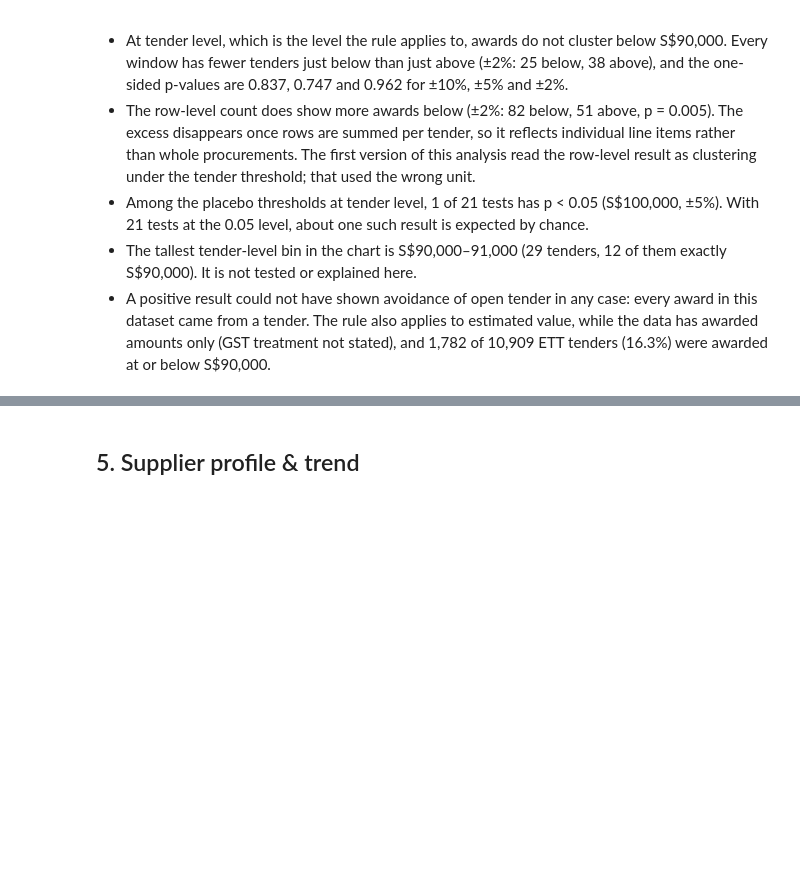
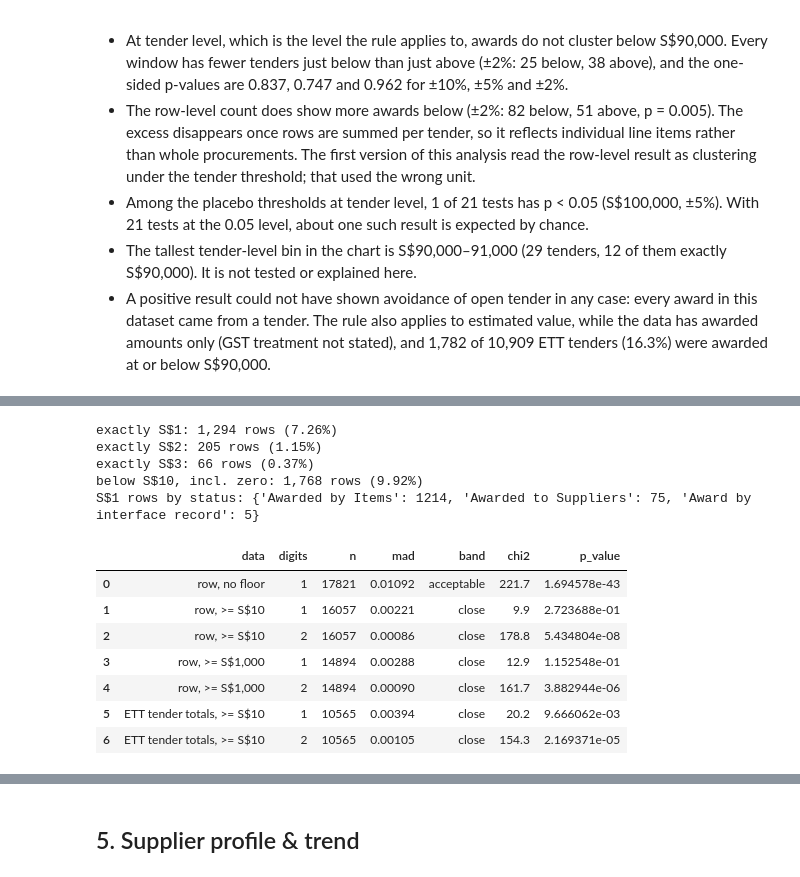
Before and after one commit to CHANGPeijia-ACC/sg-procurement-analysis, a Jupyter notebook: notebooks/01_procurement_analysis.ipynb, the cells around one changed output, grey strips where cells are left out. Saved outputs shown, nothing was run; the diff lists cells and outputs as text; code cells hidden in the pictures; blank space fills up the shorter version.

```diff
--- a/notebooks/01_procurement_analysis.ipynb
+++ b/notebooks/01_procurement_analysis.ipynb
@@ -193,4 +188,0 @@ display(Image('../outputs/figures/threshold_zoom_90000.png'))
-# %%
-for floor in [0, 1000, 6000, 10000]:
-    r = benford_test(df['awarded_amt'], min_amount=floor)
-    print(f"min_amount={floor:>6,}: n={r['n']:>6,}  chi2={r['chi2']:7.2f}  p={r['p_value']:.6f}")
@@ -202,2 +195,32 @@ min_amount=10,000: n=13,704  chi2=  31.40  p=0.000119
+# %%
+amt = df['awarded_amt']
+for label, mask in [('exactly S$1', amt == 1), ('exactly S$2', amt == 2), ('exactly S$3', amt == 3), ('below S$10, incl. zero', amt < 10)]:
+    print(f"{label}: {mask.sum():,} rows ({mask.mean():.2%})")
+print('S$1 rows by status:', df.loc[amt == 1, 'tender_detail_status'].value_counts().to_dict())
+# %% [output]
+exactly S$1: 1,294 rows (7.26%)
+exactly S$2: 205 rows (1.15%)
+exactly S$3: 66 rows (0.37%)
+below S$10, incl. zero: 1,768 rows (9.92%)
+S$1 rows by status: {'Awarded by Items': 1214, 'Awarded to Suppliers': 75, 'Award by interface record': 5}
+# %%
+ett_totals = aggregate_by_tender(df).query("procurement_type == 'ETT'")
+cases = [('row, no floor', df, 1, 0), ('row, >= S$10', df, 1, 10), ('row, >= S$10', df, 2, 10),
+         ('row, >= S$1,000', df, 1, 1000), ('row, >= S$1,000', df, 2, 1000),
+         ('ETT tender totals, >= S$10', ett_totals, 1, 10), ('ETT tender totals, >= S$10', ett_totals, 2, 10)]
+benford_overall = pd.DataFrame([
+    {'data': label, 'digits': d, **{k: v for k, v in benford_mad(data['awarded_amt'], d, floor).items() if k in ('n', 'mad', 'band', 'chi2', 'p_value')}}
+    for label, data, d, floor in cases
+])
+benford_overall.round({'mad': 5, 'chi2': 1})
+# %% [output]
+|  | data | digits | n | mad | band | chi2 | p_value |
+| 0 | row, no floor | 1 | 17821 | 0.01092 | acceptable | 221.7 | 1.694578e-43 |
+| 1 | row, >= S$10 | 1 | 16057 | 0.00221 | close | 9.9 | 2.723688e-01 |
+| 2 | row, >= S$10 | 2 | 16057 | 0.00086 | close | 178.8 | 5.434804e-08 |
+| 3 | row, >= S$1,000 | 1 | 14894 | 0.00288 | close | 12.9 | 1.152548e-01 |
+| 4 | row, >= S$1,000 | 2 | 14894 | 0.00090 | close | 161.7 | 3.882944e-06 |
+| 5 | ETT tender totals, >= S$10 | 1 | 10565 | 0.00394 | close | 20.2 | 9.666062e-03 |
+| 6 | ETT tender totals, >= S$10 | 2 | 10565 | 0.00105 | close | 154.3 | 2.169371e-05 |
 # %%
 display(Image('../outputs/figures/benford_test.png'))
```
Also changed, not shown: parts of 11 cells of this notebook, 1 other file.
